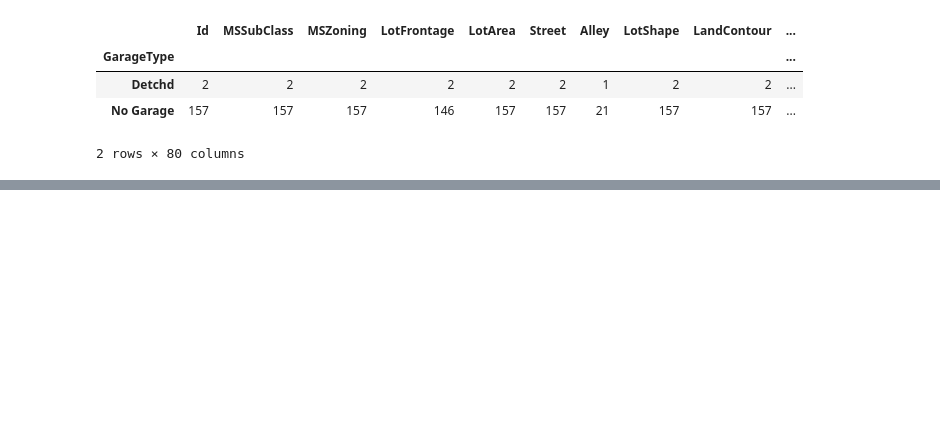
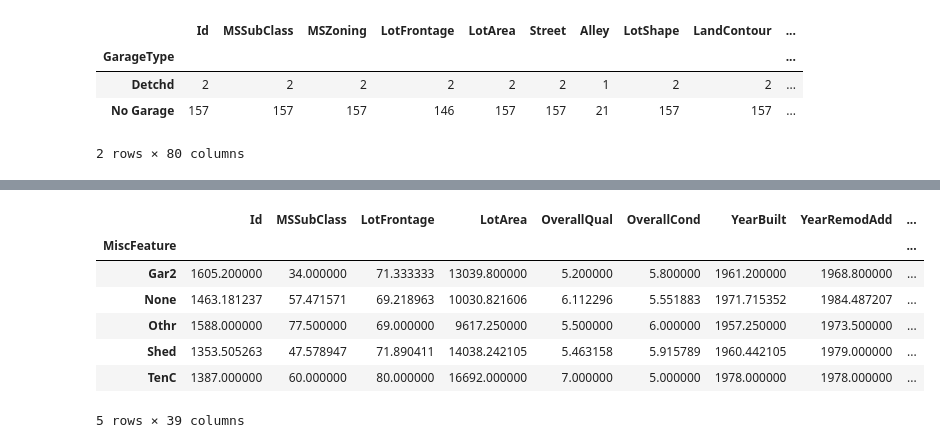
Before and after one commit to houseprice2/houseprice, a Jupyter notebook: nkw.ipynb, the cells around one changed output, grey strips where cells are left out. Saved outputs shown, nothing was run; the diff lists cells and outputs as text; code cells hidden in the pictures; blank space fills up the shorter version.

```diff
--- a/nkw.ipynb
+++ b/nkw.ipynb
@@ -274,0 +311,11 @@ housing.loc[housing.GarageQual=='Ex', 'GarageQual'] = 5
+# %%
+housing.groupby('MiscFeature').mean()
+# %% [output]
+|  | Id | MSSubClass | LotFrontage | LotArea | OverallQual | OverallCond | YearBuilt | YearRemodAdd | ... |
+| MiscFeature |  |  |  |  |  |  |  |  | ... |
+| Gar2 | 1605.200000 | 34.000000 | 71.333333 | 13039.800000 | 5.200000 | 5.800000 | 1961.200000 | 1968.800000 | ... |
+| None | 1463.181237 | 57.471571 | 69.218963 | 10030.821606 | 6.112296 | 5.551883 | 1971.715352 | 1984.487207 | ... |
+| Othr | 1588.000000 | 77.500000 | 69.000000 | 9617.250000 | 5.500000 | 6.000000 | 1957.250000 | 1973.500000 | ... |
+| Shed | 1353.505263 | 47.578947 | 71.890411 | 14038.242105 | 5.463158 | 5.915789 | 1960.442105 | 1979.000000 | ... |
+| TenC | 1387.000000 | 60.000000 | 80.000000 | 16692.000000 | 7.000000 | 5.000000 | 1978.000000 | 1978.000000 | ... |
+5 rows × 39 columns
```
Also changed, not shown: parts of 26 cells of this notebook.
